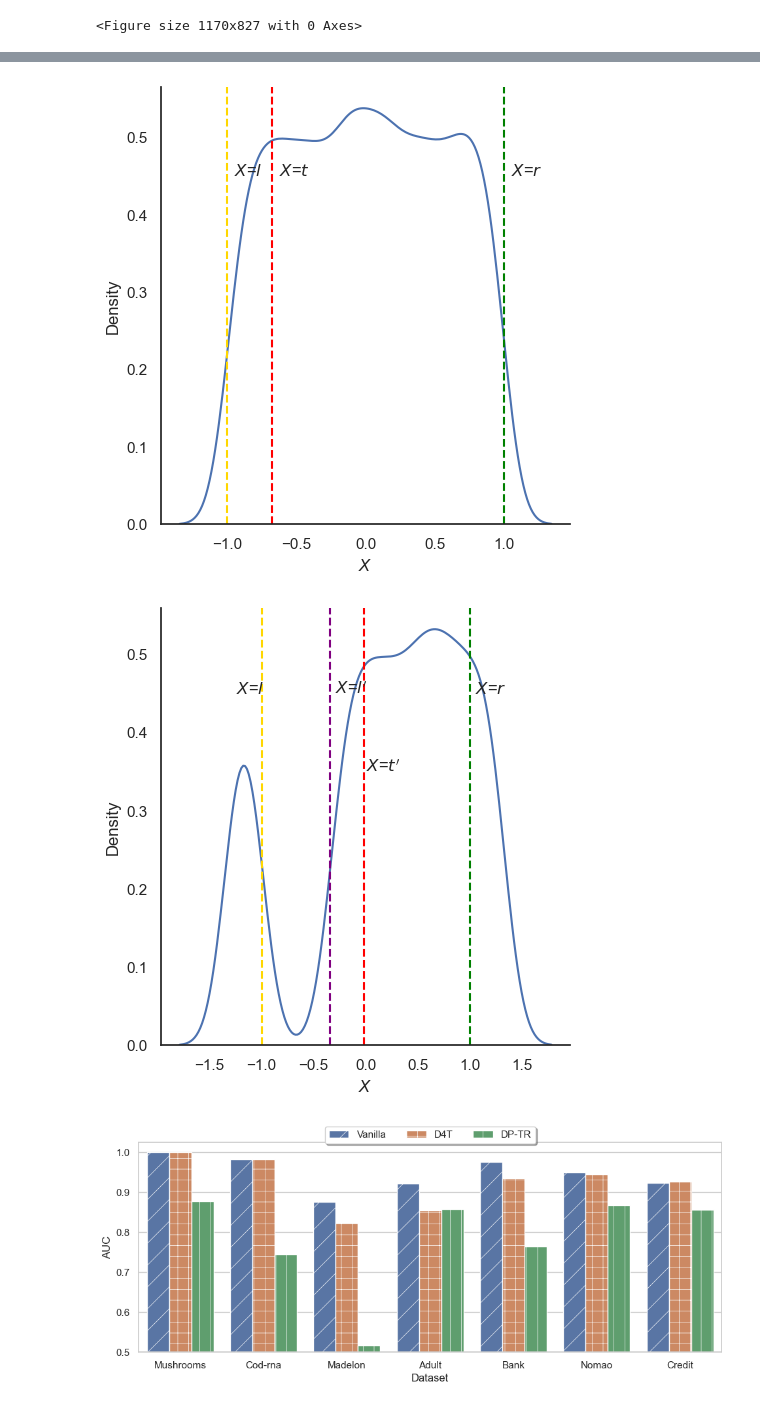
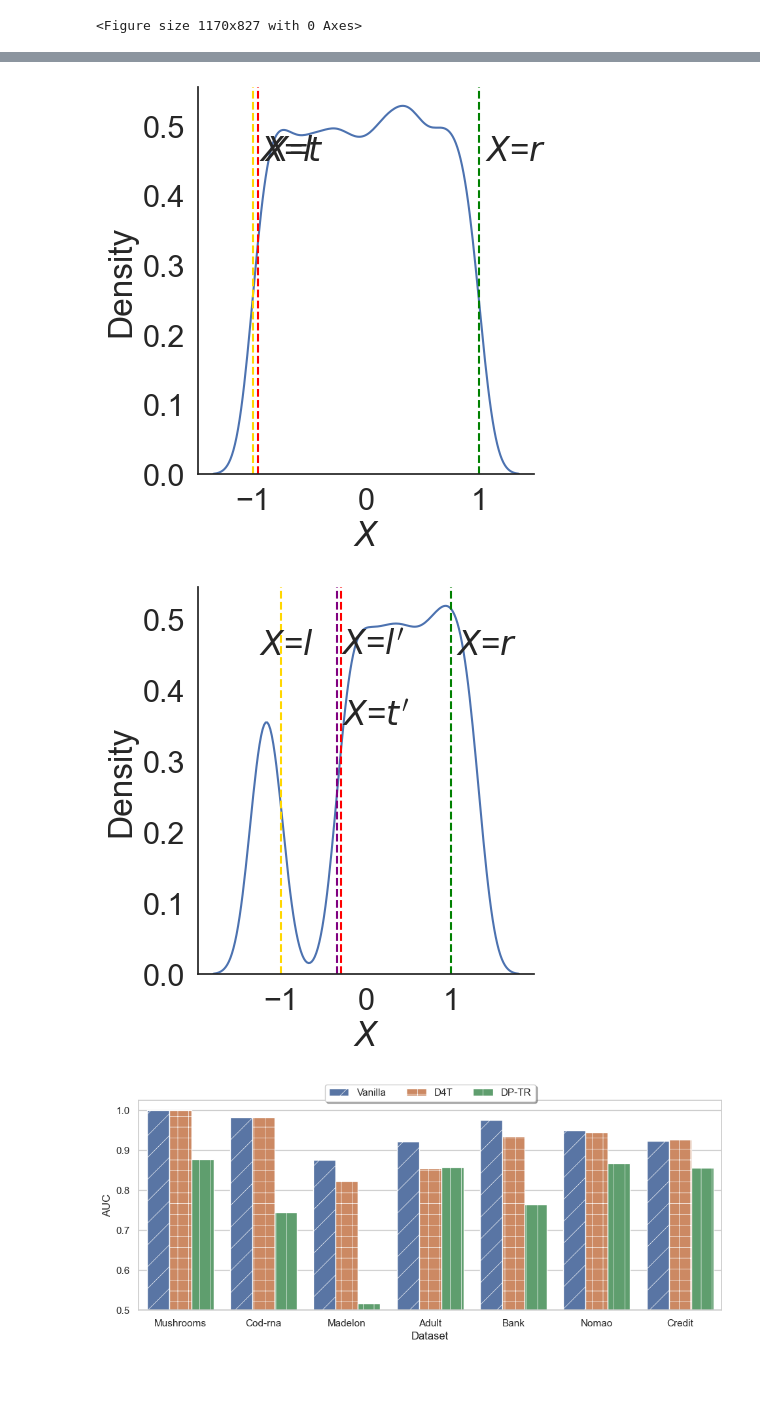
Before and after one commit to Carudy/phaserTree, a Jupyter notebook: plot.ipynb, the cells around one changed output, grey strips where cells are left out. Drawn from its saved outputs; the diff is of its cells as text; code cells hidden in the pictures; blank space fills up the shorter version.

Commit message:
figures

```diff
--- a/plot.ipynb
+++ b/plot.ipynb
@@ -8,8 +8,6 @@ from sklearn import datasets
 from sklearn import preprocessing
 import itertools
 from  matplotlib.ticker import FuncFormatter
-
-sns.set_theme(style="white", palette="pastel")
 # %%
 # adv dist
 sns.set(font_scale=1.5)
@@ -105,7 +109,6 @@ plt.savefig(r'D:\work\phase_tree/figure/pole.pdf', bbox_inches='tight')
 # %%
 # dist3 4
-sns.set(font_scale=1.5)
-sns.set_theme(style="white", palette=None)
+sns.set_theme(style="white", palette=None, font_scale=2)
 
 xs = np.random.uniform(-1, 1, 3000)
 l = min(xs)
@@ -118,35 +121,35 @@ fig.set_axis_labels('$X$')
 
 plt.axvline(xs[t], color='red', linestyle='--')
 plt.text(xs[t]+0.05, 0.45, f'$X$=$t$')
 plt.axvline(l, color='gold', linestyle='--')
 plt.text(l+0.05, 0.45, f'$X$=$l$')
 plt.axvline(r, color='green', linestyle='--')
 plt.text(r+0.05, 0.45, f'$X$=$r$')
 
 fig.savefig(r'D:\work\phase_tree/figure/dis3.pdf', bbox_inches='tight')
 
 pa = Phaser(xs, (max(xs)-min(xs)) * 0.33)
 xx = [pa(x) for x in xs]
 
 fig = sns.displot(xx, kind="kde")
 fig.set_axis_labels('$X$')
 
 plt.axvline(xx[t], color='red', linestyle='--')
 plt.text(xx[t]+0.02, 0.35, f'$X$=$t^\prime$')
 
 plt.axvline(l, color='gold', linestyle='--')
 plt.text(l-0.25, 0.45, f'$X$=$l$')
 
 plt.axvline(pa(l), color='purple', linestyle='--')
 plt.text(pa(l)+0.05, 0.45, f'$X$=$l^\prime$')
 
 plt.axvline(r, color='green', linestyle='--')
 plt.text(r+0.05, 0.45, f'$X$=$r$')
 
 fig.savefig(r'D:\work\phase_tree/figure/dis4.pdf', bbox_inches='tight')
 # %% [output]
-[figure, old version]
+[figure, new version]
-[figure, old version]
+[figure, new version]
 # %%
 def fakeope(A):
     a = sorted(set(A))
```
Also changed, not shown: parts of 3 cells of this notebook, 19 other files.
